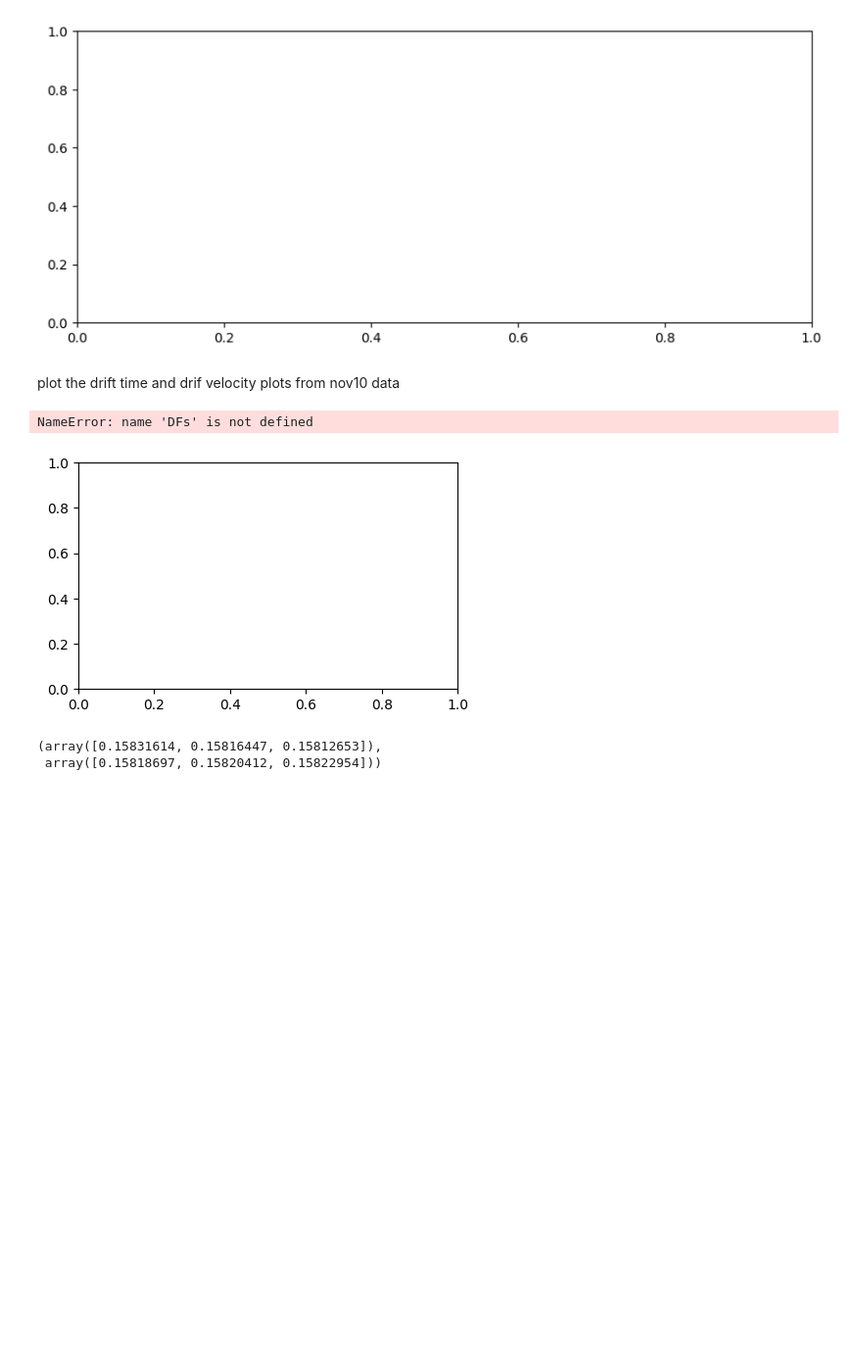
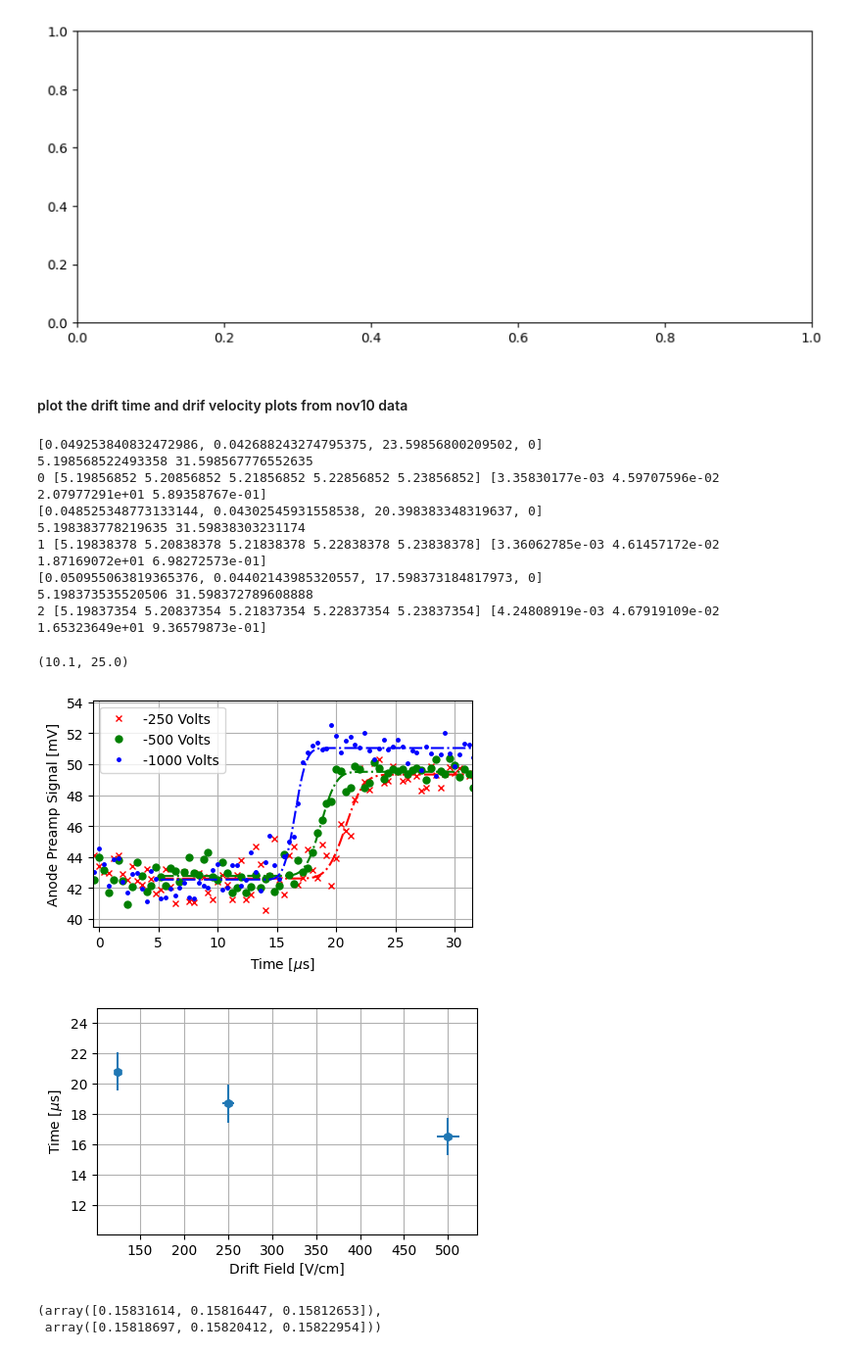
Before and after one commit to jbane11/nexo, a Jupyter notebook: Lab028/osci/osci_analysis.ipynb, the cells around one changed output. Shown at 98% size. Cells and saved outputs as stored; diff of their text form; code cells hidden in the pictures; blank space fills up the shorter version.

```diff
--- a/Lab028/osci/osci_analysis.ipynb
+++ b/Lab028/osci/osci_analysis.ipynb
@@ -1000,4 +1018,4 @@ plt.grid()
 NameError: name 'x' is not defined
 [figure]
 # %% [markdown]
-plot the drift time and drif velocity plots from nov10 data
+#### plot the drift time and drif velocity plots from nov10 data
@@ -1084,36 +1109,49 @@ plt.xlim(-0.52,31.51)
 #plots[0].grid()
 plots.grid()
 plots.set_ylabel("Anode Preamp Signal [mV]")
 plots.set_xlabel("Time [$\mu$s]")
 
 
 #plots.set_title("Anode Signal dependence on bias voltages")
 
 #fig2, plts2 = plt.subplots(1, 1, figsize=(10,6))
 plt.subplots(figsize=(5,3))
 
 
 err_cell_length=0.5 #+-mm
 err_cathode_voltage=5 #volts
 err_time_delay=1.25#us
 
 err_drift_field_percent= np.sqrt( (err_cell_length/20)**2 + (err_cathode_voltage/np.array(volts))**2 )
 err_drift_time_percent  = np.sqrt((err_time_delay/np.array(time_zs))**2 )
 
 xerr= err_drift_field_percent
 yerr= err_drift_time_percent
 
 plt.errorbar(x=np.array(volts)/2.0,y=np.array(time_zs),xerr=xerr*np.array(volts)/2.0, yerr=yerr*np.array(time_zs),
 marker="h",
-fmt=" ")
+fmt=" ", label="UMass Fall 23")
+
+
+
 
 plt.xlabel("Drift Field [V/cm]")
 plt.ylabel("Time [$\mu$s]")
 plt.grid()
 plt.ylim(10.1,25)
 # %% [output]
-NameError: name 'DFs' is not defined
+[0.049253840832472986, 0.042688243274795375, 23.59856800209502, 0]
+5.198568522493358 31.598567776552635
+0 [5.19856852 5.20856852 5.21856852 5.22856852 5.23856852] [3.35830177e-03 4.59707596e-02 2.07977291e+01 5.89358767e-01]
+[0.048525348773133144, 0.04302545931558538, 20.398383348319637, 0]
+5.198383778219635 31.59838303231174
+1 [5.19838378 5.20838378 5.21838378 5.22838378 5.23838378] [3.36062785e-03 4.61457172e-02 1.87169072e+01 6.98272573e-01]
+[0.050955063819365376, 0.04402143985320557, 17.598373184817973, 0]
+5.198373535520506 31.598372789608888
+2 [5.19837354 5.20837354 5.21837354 5.22837354 5.23837354] [4.24808919e-03 4.67919109e-02 1.65323649e+01 9.36579873e-01]
+(10.1, 25.0)
-[figure, old version]
+[figure, new version]
+[figure, added]
 # %%
 err_drift_field_percent,err_drift_vel_percent
 # %% [output]
```
Also changed, not shown: parts of 2 cells of this notebook.
